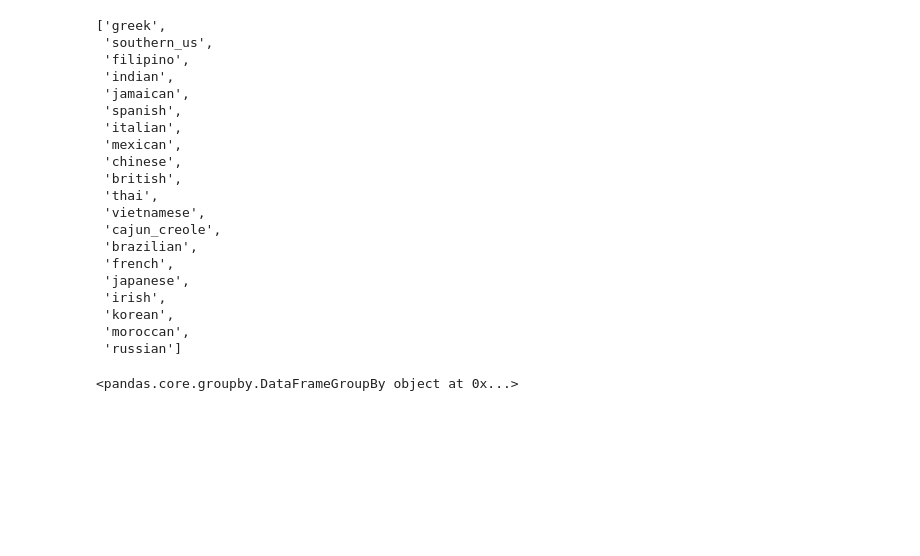
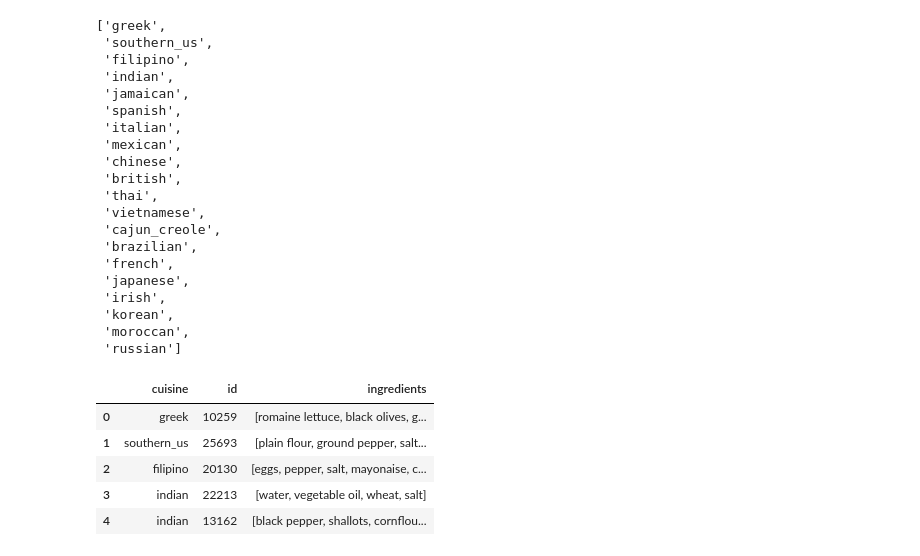
Before and after one commit to finnqiao/food_user_matching, a Jupyter notebook: kaggle_dataset.ipynb, the cells around one changed output. Saved outputs shown, nothing was run; the diff lists cells and outputs as text; code cells hidden in the pictures; blank space fills up the shorter version.

```diff
--- a/kaggle_dataset.ipynb
+++ b/kaggle_dataset.ipynb
@@ -5,7 +6,7 @@ import matplotlib.pyplot as plt
 # %%
 df = pd.read_json('train.json')
-df.head()
-list(df.cuisine.unique())
+kaggle = df
+list(kaggle.cuisine.unique())
 # %% [output]
 ['greek',
  'southern_us',
@@ -27,7 +28,12 @@ list(df.cuisine.unique())
  'korean',
  'moroccan',
  'russian']
-# %%
-grouped = df.groupby('cuisine')
-# %% [output]
-<pandas.core.groupby.DataFrameGroupBy object at 0x...>
+# %%
+kaggle.head()
+# %% [output]
+|  | cuisine | id | ingredients |
+| 0 | greek | 10259 | [romaine lettuce, black olives, g... |
+| 1 | southern_us | 25693 | [plain flour, ground pepper, salt... |
+| 2 | filipino | 20130 | [eggs, pepper, salt, mayonaise, c... |
+| 3 | indian | 22213 | [water, vegetable oil, wheat, salt] |
+| 4 | indian | 13162 | [black pepper, shallots, cornflou... |
```
Also changed, not shown: parts of 6 cells of this notebook, 1 other file.
